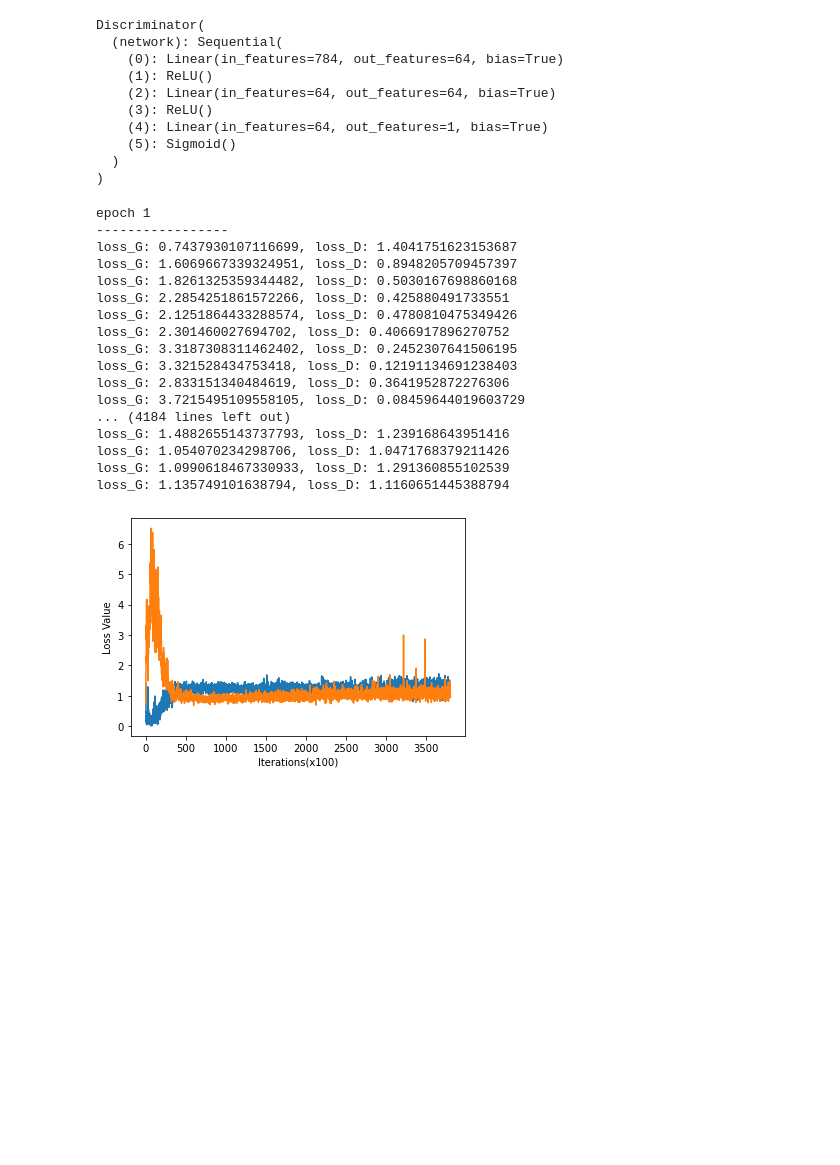
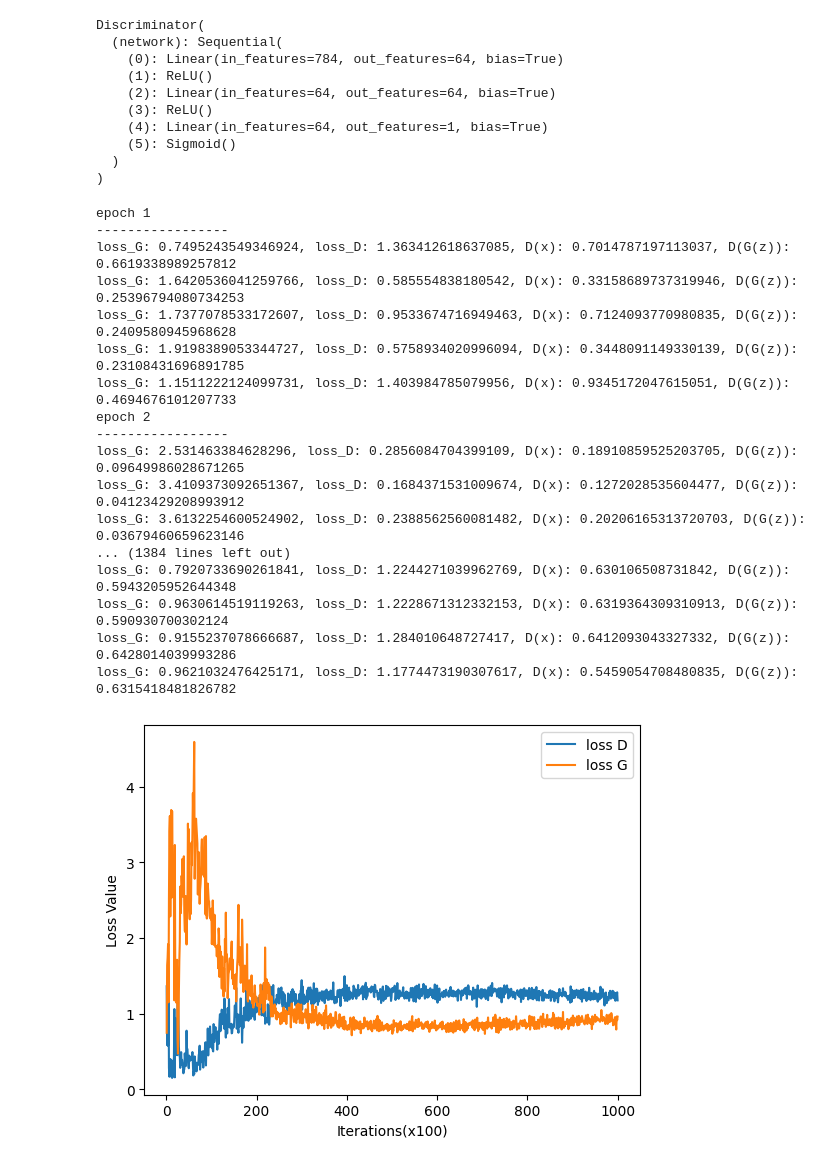
Before and after one commit to gwcrepo/GAN-MNIST, a Jupyter notebook: GAN-MNIST.ipynb, the cells around one changed output. Drawn from its saved outputs; the diff is of its cells as text; code cells hidden in the pictures; blank space fills up the shorter version.

```diff
--- a/GAN-MNIST.ipynb
+++ b/GAN-MNIST.ipynb
@@ -19,7 +19,7 @@ real_data = torchvision.datasets.MNIST(
     download=True
 )
 # %%
-bs = 32
+bs = 128
 real_dataloader = DataLoader(
     dataset=real_data,
     batch_size=bs
@@ -82,6 +82,8 @@ epochs = 200
 # %%
 loss_D_list = []
 loss_G_list = []
+Dx_list = []
+DGz_list = []
 iter = 0
 
 def train():
@@ -89,17 +91,19 @@ def train():
         print(f"epoch {epoch+1}\n-----------------")
         for i, (X_real, _) in enumerate(real_dataloader):
 
-            y_real = torch.ones(bs, 1)
-            y_fake = torch.zeros(bs, 1)
+            length = X_real.shape[0]
+
+            y_real = torch.ones(length, 1)
+            y_fake = torch.zeros(length, 1)
 
             X_real, y_real, y_fake = X_real.to(device), y_real.to(device), y_fake.to(device)
 
             # 1 ------------更新Discriminator--------------
 
-            z_batch = torch.randn(bs, 100).to(device)
+            z_batch = torch.randn(length, 100).to(device)
             X_fake = G(z_batch)
 
-            output_real = D(X_real.reshape(bs, 28*28))
+            output_real = D(X_real.reshape(length, 28*28))
             loss_real = bce_loss(output_real, y_real)
             output_fake = D(X_fake)
             loss_fake = bce_loss(output_fake, y_fake)
@@ -112,7 +116,7 @@ def train():
 
             # 2 -------------更新Generator---------------
 
-            z_batch = torch.randn(bs, 100).to(device)
+            z_batch = torch.randn(length, 100).to(device)
             X_fake = G(z_batch)
             fake_output = D(X_fake)
             loss_G = bce_loss(fake_output, y_real)
@@ -122,9 +126,12 @@ def train():
             optimizer_G.step()
 
             if i % 100 == 0:
-                print(f"loss_G: {loss_G.item()}, loss_D: {loss_D.item()}")
+                print(f"loss_G: {loss_G.item()}, loss_D: {loss_D.item()}, D(x): {loss_real.item()}, D(G(z)): {loss_fake.item()}")
                 loss_G_list.append(loss_G.item())
                 loss_D_list.append(loss_D.item())
+
+                Dx_list.append(loss_real.item())
+                DGz_list.append(loss_fake.item())
                 global iter
                 iter += 1
         # 保存最后的权重文件
@@ -132,31 +139,42 @@ def train():
 # %%
 if os.path.exists('model_G.pth'):
     G.load_state_dict(torch.load('model_G.pth'))
 else:
     train()
 
     # 绘制损失图像
     plt.figure()
-    plt.plot(range(1, iter+1), loss_D_list)
-    plt.plot(range(1, iter+1), loss_G_list)
+    loss_D, = plt.plot(range(1, iter+1), loss_D_list)
+    loss_G, = plt.plot(range(1, iter+1), loss_G_list)
+    plt.legend([loss_D, loss_G], ['loss D', 'loss G'], loc='best')
     plt.xlabel('Iterations(x100)')
     plt.ylabel('Loss Value')
+    plt.savefig('loss value')
+
+    # 绘制D(x)和D(G(z))损失图像
+    plt.figure()
+    Dx, = plt.plot(range(1, iter+1), Dx_list)
+    DGz, = plt.plot(range(1, iter+1), DGz_list)
+    plt.legend([Dx, DGz], ['D(x)', 'D(G(z))'], loc='best')
+    plt.xlabel('Iterations(x100)')
+    plt.ylabel('Loss Value')
+    plt.savefig('loss D')
 # %% [output]
 epoch 1
 -----------------
-loss_G: 0.7437930107116699, loss_D: 1.4041751623153687
-loss_G: 1.6069667339324951, loss_D: 0.8948205709457397
-loss_G: 1.8261325359344482, loss_D: 0.5030167698860168
-loss_G: 2.2854251861572266, loss_D: 0.425880491733551
-loss_G: 2.1251864433288574, loss_D: 0.4780810475349426
-loss_G: 2.301460027694702, loss_D: 0.4066917896270752
-loss_G: 3.3187308311462402, loss_D: 0.2452307641506195
-loss_G: 3.321528434753418, loss_D: 0.12191134691238403
-loss_G: 2.833151340484619, loss_D: 0.3641952872276306
-loss_G: 3.7215495109558105, loss_D: 0.08459644019603729
-... (4184 lines left out)
-loss_G: 1.4882655143737793, loss_D: 1.239168643951416
-loss_G: 1.054070234298706, loss_D: 1.0471768379211426
-loss_G: 1.0990618467330933, loss_D: 1.291360855102539
-loss_G: 1.135749101638794, loss_D: 1.1160651445388794
+loss_G: 0.7495243549346924, loss_D: 1.363412618637085, D(x): 0.7014787197113037, D(G(z)): 0.6619338989257812
+loss_G: 1.6420536041259766, loss_D: 0.585554838180542, D(x): 0.33158689737319946, D(G(z)): 0.25396794080734253
+loss_G: 1.7377078533172607, loss_D: 0.9533674716949463, D(x): 0.7124093770980835, D(G(z)): 0.2409580945968628
+loss_G: 1.9198389053344727, loss_D: 0.5758934020996094, D(x): 0.3448091149330139, D(G(z)): 0.23108431696891785
+loss_G: 1.1511222124099731, loss_D: 1.403984785079956, D(x): 0.9345172047615051, D(G(z)): 0.4694676101207733
+epoch 2
+-----------------
+loss_G: 2.531463384628296, loss_D: 0.2856084704399109, D(x): 0.18910859525203705, D(G(z)): 0.09649986028671265
+loss_G: 3.4109373092651367, loss_D: 0.1684371531009674, D(x): 0.1272028535604477, D(G(z)): 0.04123429208993912
+loss_G: 3.6132254600524902, loss_D: 0.2388562560081482, D(x): 0.20206165313720703, D(G(z)): 0.03679460659623146
+... (1384 lines left out)
+loss_G: 0.7920733690261841, loss_D: 1.2244271039962769, D(x): 0.630106508731842, D(G(z)): 0.5943205952644348
+loss_G: 0.9630614519119263, loss_D: 1.2228671312332153, D(x): 0.6319364309310913, D(G(z)): 0.590930700302124
+loss_G: 0.9155237078666687, loss_D: 1.284010648727417, D(x): 0.6412093043327332, D(G(z)): 0.6428014039993286
+loss_G: 0.9621032476425171, loss_D: 1.1774473190307617, D(x): 0.5459054708480835, D(G(z)): 0.6315418481826782
-[figure, old version]
+[figure, new version]
```
Also changed, not shown: parts of 2 cells of this notebook, 3 other files.
